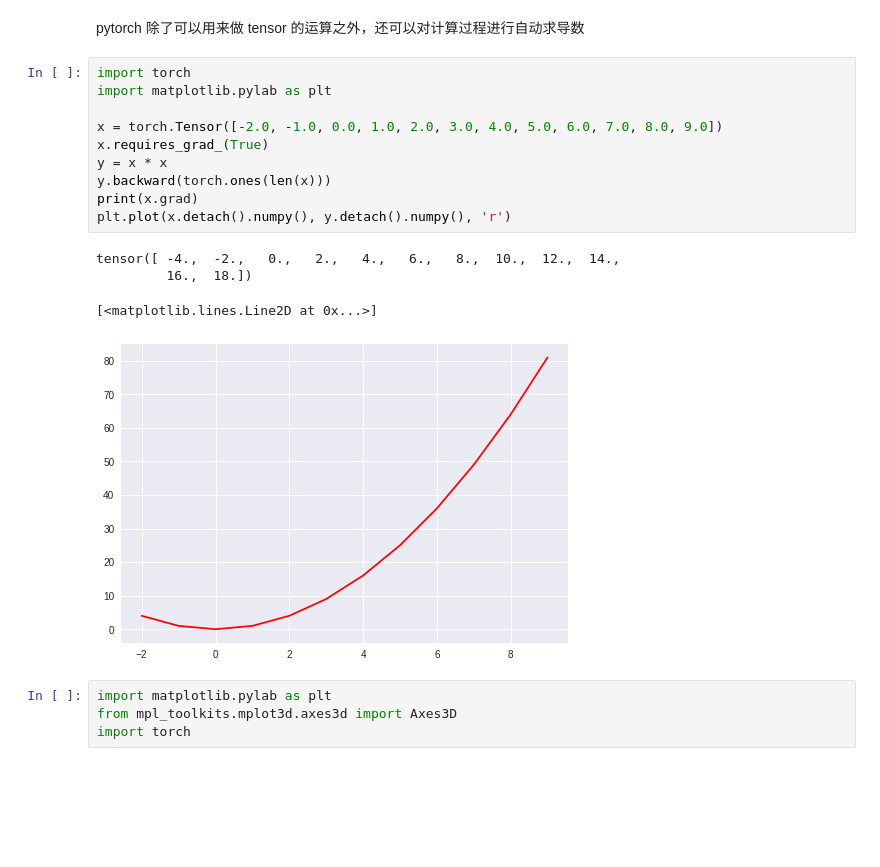
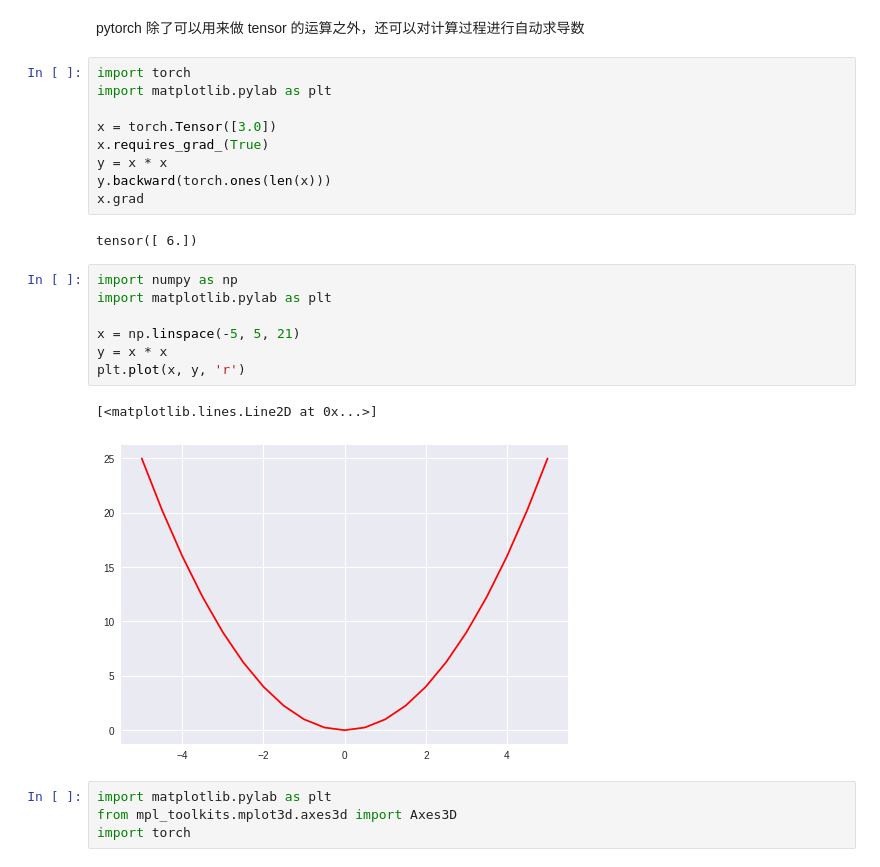
Before and after one commit to taowen/understand-neural-network, a Jupyter notebook: 1_auto_gradient.ipynb, the cells around one changed output. Cells and saved outputs as stored; diff of their text form; blank space fills up the shorter version.

```diff
--- a/1_auto_gradient.ipynb
+++ b/1_auto_gradient.ipynb
@@ -62,17 +62,23 @@ pytorch 除了可以用来做 tensor 的运算之外，还可以对计算过程
 import torch
 import matplotlib.pylab as plt
 
-x = torch.Tensor([-2.0, -1.0, 0.0, 1.0, 2.0, 3.0, 4.0, 5.0, 6.0, 7.0, 8.0, 9.0])
+x = torch.Tensor([3.0])
 x.requires_grad_(True)
 y = x * x
 y.backward(torch.ones(len(x)))
-print(x.grad)
-plt.plot(x.detach().numpy(), y.detach().numpy(), 'r')
+x.grad
 # %% [output]
-tensor([ -4.,  -2.,   0.,   2.,   4.,   6.,   8.,  10.,  12.,  14.,
-         16.,  18.])
+tensor([ 6.])
-[<matplotlib.lines.Line2D at 0x...>]
-[figure, removed]
+# %%
+import numpy as np
+import matplotlib.pylab as plt
+
+x = np.linspace(-5, 5, 21)
+y = x * x
+plt.plot(x, y, 'r')
+# %% [output]
+[<matplotlib.lines.Line2D at 0x...>]
+[figure, added]
 # %%
 import matplotlib.pylab as plt
 from mpl_toolkits.mplot3d.axes3d import Axes3D
```
